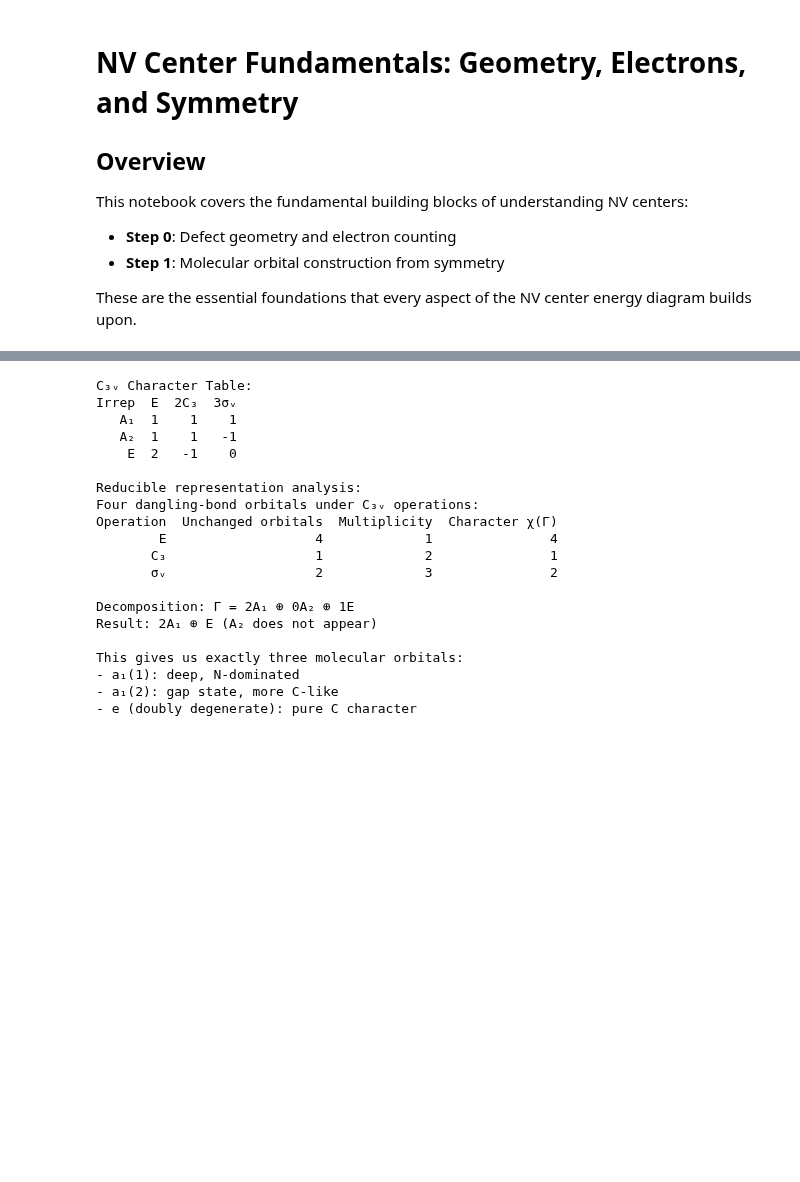
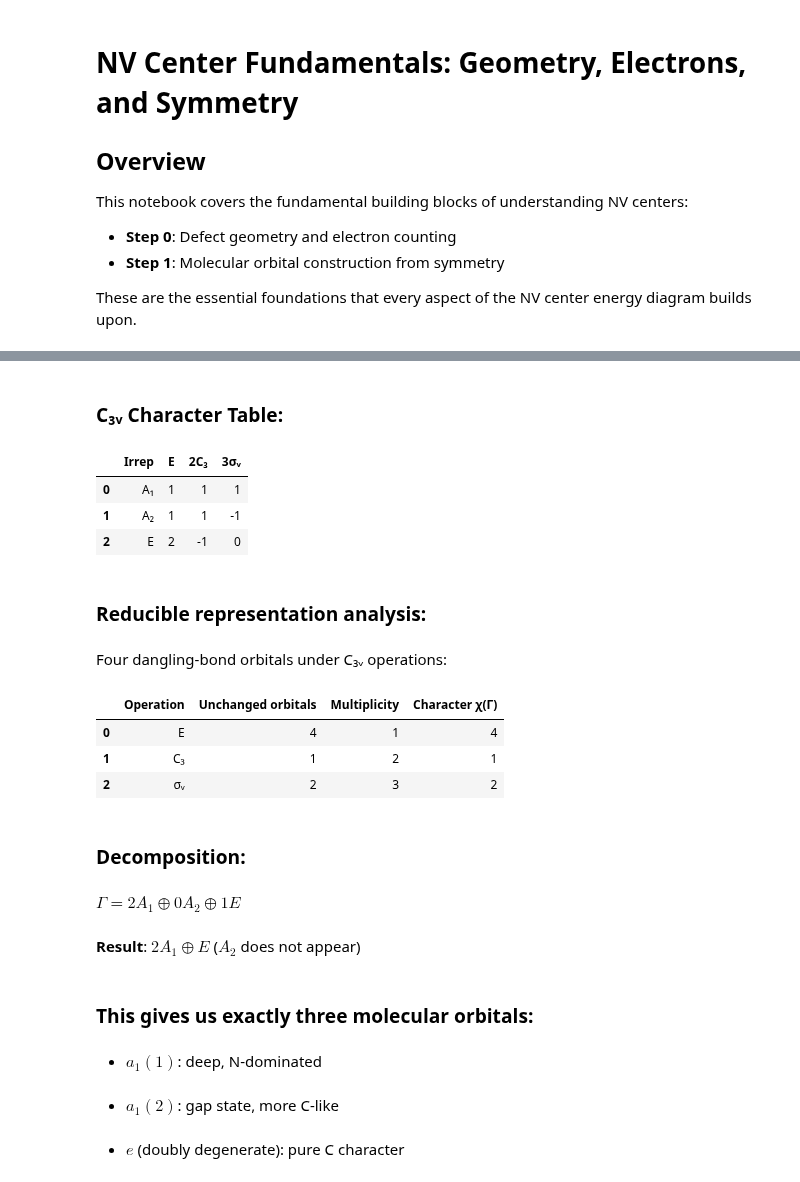
Before and after one commit to E-zClap/nv-center-notebook, a Jupyter notebook: energy_diagram/nv_01_center_fundamentals.ipynb, the cells around one changed output, grey strips where cells are left out. Cells and saved outputs as stored; diff of their text form; code cells hidden in the pictures; blank space fills up the shorter version.

```diff
--- a/energy_diagram/nv_01_center_fundamentals.ipynb
+++ b/energy_diagram/nv_01_center_fundamentals.ipynb
@@ -192,69 +354,73 @@ Starting from atomic dangling bonds, systematically obtain the three independent
 # %%
 # Group theory analysis for orbital symmetry
 import pandas as pd
+from IPython.display import display, Markdown, Math
 
 # C3v character table
 char_table = pd.DataFrame({
     'Irrep': ['A₁', 'A₂', 'E'],
     'E': [1, 1, 2],
     '2C₃': [1, 1, -1],
     '3σᵥ': [1, -1, 0]
 })
 
-print("C₃ᵥ Character Table:")
-print(char_table.to_string(index=False))
+display(Markdown("### C₃ᵥ Character Table:"))
+display(char_table)
 
 # Calculate the reducible representation for 4 dangling bonds
-print("\nReducible representation analysis:")
-print("Four dangling-bond orbitals under C₃ᵥ operations:")
+display(Markdown("\n### Reducible representation analysis:"))
+display(Markdown("Four dangling-bond orbitals under C₃ᵥ operations:"))
 
 # Count unchanged orbitals under each operation
 operations = ['E', 'C₃', 'σᵥ']
 unchanged = [4, 1, 2]  # E: all 4, C₃: only N, σᵥ: N + 1 C in plane
 multiplicities = [1, 2, 3]  # number of operations in each class
 
 reducible_rep = pd.DataFrame({
     'Operation': operations,
     'Unchanged orbitals': unchanged,
     'Multiplicity': multiplicities,
     'Character χ(Γ)': unchanged
 })
 
-print(reducible_rep.to_string(index=False))
+display(reducible_rep)
 
 # Decompose into irreducible representations
 h = 6  # order of group
 n_A1 = (1*4*1 + 1*1*2 + 1*2*3) / h
 n_A2 = (1*4*1 + 1*1*2 + (-1)*2*3) / h
 n_E = (2*4*1 + (-1)*1*2 + 0*2*3) / h
 
-print(f"\nDecomposition: Γ = {n_A1:.0f}A₁ ⊕ {n_A2:.0f}A₂ ⊕ {n_E:.0f}E")
-print(f"Result: 2A₁ ⊕ E (A₂ does not appear)")
-print("\nThis gives us exactly three molecular orbitals:")
-print("- a₁(1): deep, N-dominated")
-print("- a₁(2): gap state, more C-like")
-print("- e (doubly degenerate): pure C character")
+display(Markdown(f"\n### Decomposition:"))
+display(Math(f"\\Gamma = {n_A1:.0f}A_1 \\oplus {n_A2:.0f}A_2 \\oplus {n_E:.0f}E"))
+display(Markdown(f"**Result**: $2A_1 \\oplus E$ ($A_2$ does not appear)"))
+
+display(Markdown("\n### This gives us exactly three molecular orbitals:"))
+display(Markdown("- $a_1(1)$: deep, N-dominated"))
+display(Markdown("- $a_1(2)$: gap state, more C-like"))
+display(Markdown("- $e$ (doubly degenerate): pure C character"))
 # %% [output]
-C₃ᵥ Character Table:
-Irrep  E  2C₃  3σᵥ
-   A₁  1    1    1
-   A₂  1    1   -1
-    E  2   -1    0
-
-Reducible representation analysis:
-Four dangling-bond orbitals under C₃ᵥ operations:
-Operation  Unchanged orbitals  Multiplicity  Character χ(Γ)
-        E                   4             1               4
-       C₃                   1             2               1
-       σᵥ                   2             3               2
-
-Decomposition: Γ = 2A₁ ⊕ 0A₂ ⊕ 1E
-Result: 2A₁ ⊕ E (A₂ does not appear)
-
-This gives us exactly three molecular orbitals:
-- a₁(1): deep, N-dominated
-- a₁(2): gap state, more C-like
-- e (doubly degenerate): pure C character
+### C₃ᵥ Character Table:
+|  | Irrep | E | 2C₃ | 3σᵥ |
+| 0 | A₁ | 1 | 1 | 1 |
+| 1 | A₂ | 1 | 1 | -1 |
+| 2 | E | 2 | -1 | 0 |
+
+### Reducible representation analysis:
+Four dangling-bond orbitals under C₃ᵥ operations:
+|  | Operation | Unchanged orbitals | Multiplicity | Character χ(Γ) |
+| 0 | E | 4 | 1 | 4 |
+| 1 | C₃ | 1 | 2 | 1 |
+| 2 | σᵥ | 2 | 3 | 2 |
+
+### Decomposition:
+$\displaystyle \Gamma = 2A_1 \oplus 0A_2 \oplus 1E$
+**Result**: $2A_1 \oplus E$ ($A_2$ does not appear)
+
+### This gives us exactly three molecular orbitals:
+- $a_1(1)$: deep, N-dominated
+- $a_1(2)$: gap state, more C-like
+- $e$ (doubly degenerate): pure C character
 # %% [markdown]
 ### Symmetry-Adapted Linear Combinations (SALCs)
 
```
Also changed, not shown: parts of 10 cells of this notebook.
